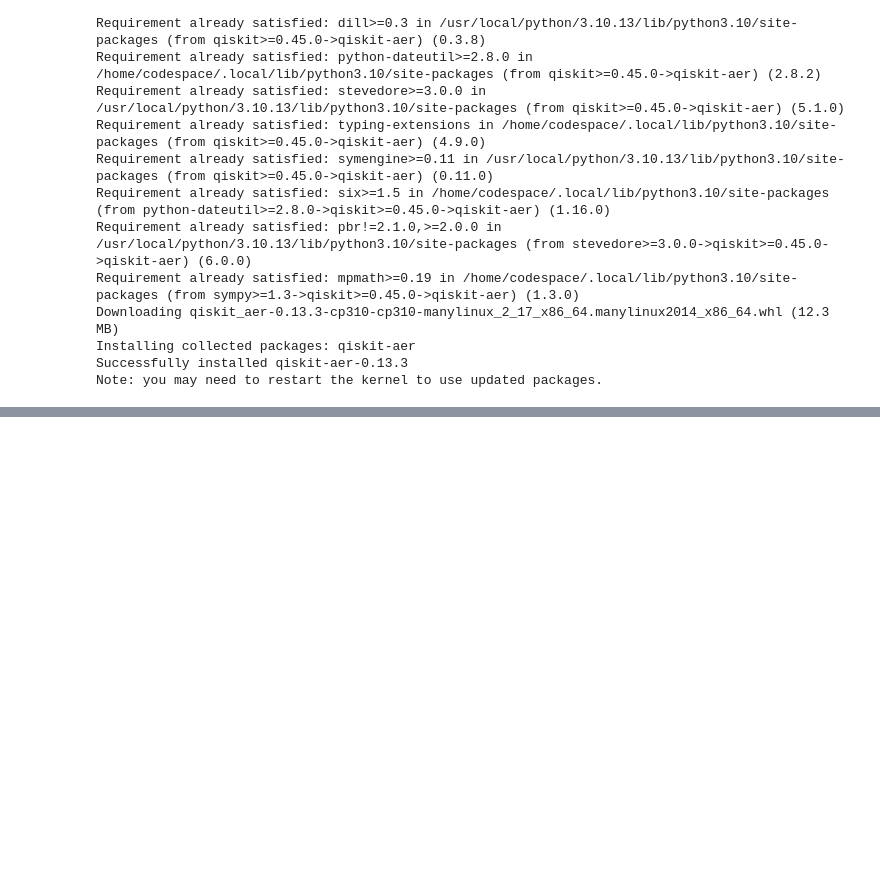
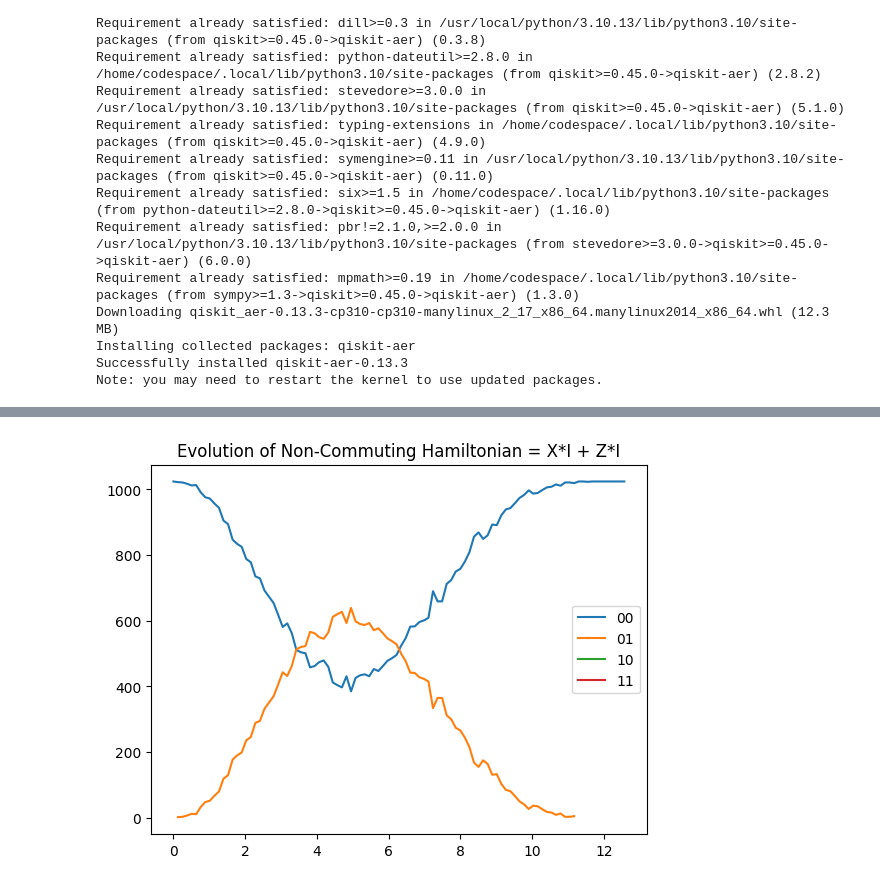
Before and after one commit to sarahstrong0/hamiltonian-simulation, a Jupyter notebook: hamiltonian-simulation.ipynb, the cells around one changed output, grey strips where cells are left out. Saved outputs shown, nothing was run; the diff lists cells and outputs as text; code cells hidden in the pictures; blank space fills up the shorter version.

```diff
--- a/hamiltonian-simulation.ipynb
+++ b/hamiltonian-simulation.ipynb
@@ -102,0 +101,49 @@ plt.show()
+# %%
+# H = (X*I) + (Z*I)
+def simulate_hamiltonian_X_plus_Z(t, num_trot):
+    dt = t / num_trot  # time step for each Trotter step
+    theta = dt / 2  # theta for the Rx and Rz rotations
+
+    qc = QuantumCircuit(2, 2)
+
+    # implement trotterization since H is non-commuting
+    for _ in range(num_trot):
+
+        qc.rx(theta, 0) # rotation given by exp(-i Xtheta/2)
+        qc.rz(theta, 0) # rotation given by exp(-i Ytheta/2)
+
+    qc.measure(0, 0)
+    qc.measure(1, 1)
+
+    simulator = Aer.get_backend('qasm_simulator')
+    circ = transpile(qc, simulator)
+    result = simulator.run(circ).result()
+
+    return result
+
+# store results for plotting
+counts_00 = []
+counts_01 = []
+counts_10 = []
+counts_11 = []
+
+# show time evolution of Hamiltonian from 0 to 2pi
+times = np.linspace(0, 4 * np.pi, 100)
+for t in times:
+    result = simulate_hamiltonian_X_plus_Z(t, num_trot=2)
+
+    counts_00.append(result.get_counts().get('00'))
+    counts_01.append(result.get_counts().get('01'))
+    counts_10.append(result.get_counts().get('10'))
+    counts_11.append(result.get_counts().get('11'))
+
+plt.figure()
+plt.plot(times, counts_00, label='00')
+plt.plot(times, counts_01, label='01')
+plt.plot(times, counts_10, label='10')
+plt.plot(times, counts_11, label='11')
+plt.legend()
+plt.title("Evolution of Non-Commuting Hamiltonian = X*I + Z*I")
+plt.show()
+# %% [output]
+[figure, added]
```
Also changed, not shown: parts of 1 cell of this notebook.
